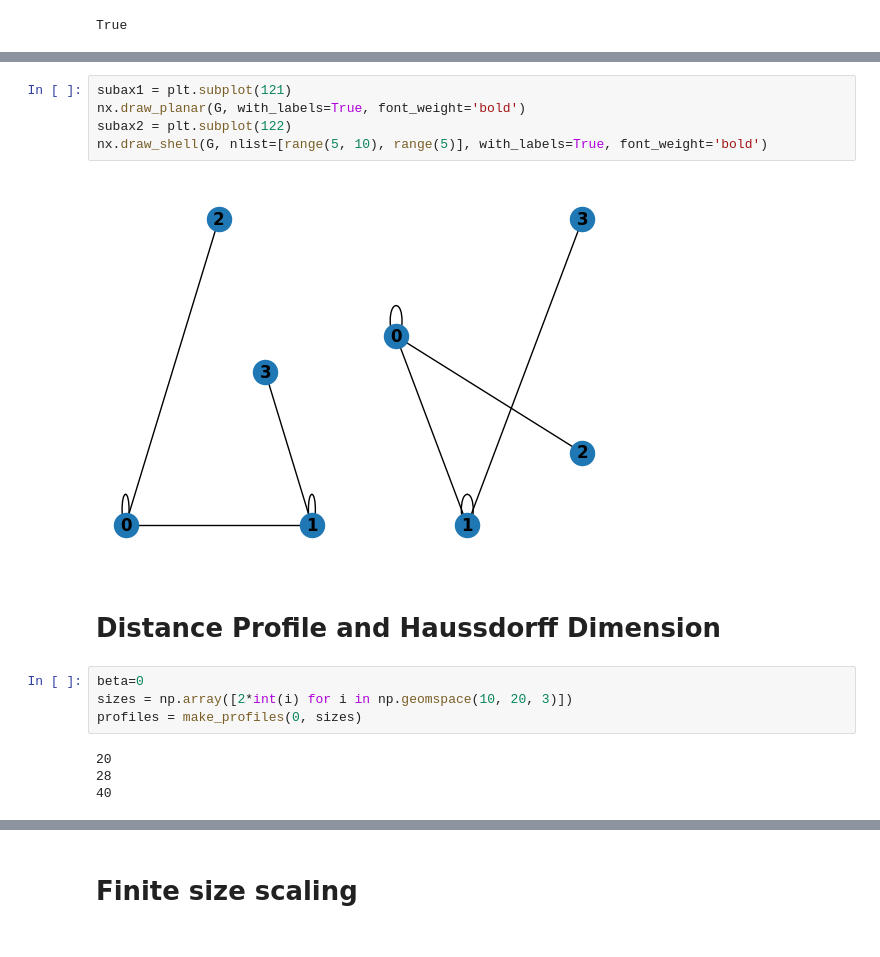
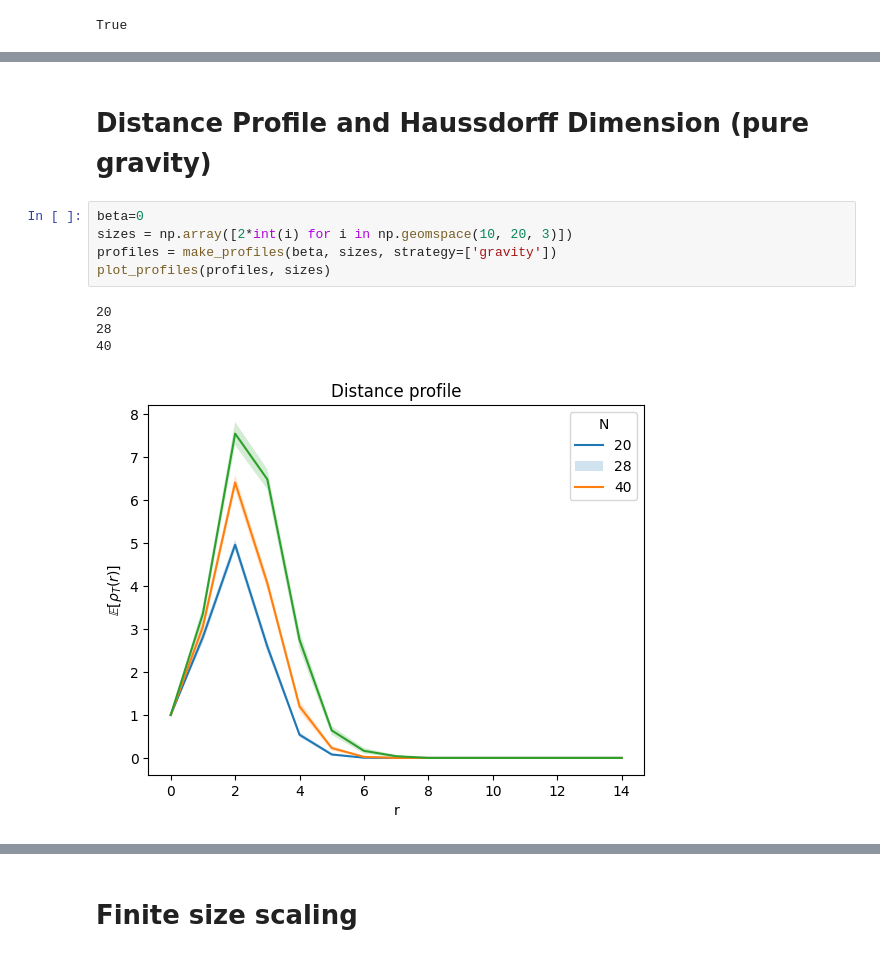
Before and after one commit to MattiaVarrone/EucliFer, a Jupyter notebook: 2D_QG/Examples.ipynb, the cells around one changed output, grey strips where cells are left out. Saved outputs shown, nothing was run; the diff lists cells and outputs as text.

```diff
--- a/2D_QG/Examples.ipynb
+++ b/2D_QG/Examples.ipynb
@@ -38,18 +24,13 @@ plot_triangulation_3d(l2.adj)
-# %%
-subax1 = plt.subplot(121)
-nx.draw_planar(G, with_labels=True, font_weight='bold')
-subax2 = plt.subplot(122)
-nx.draw_shell(G, nlist=[range(5, 10), range(5)], with_labels=True, font_weight='bold')
-# %% [output]
-[figure, removed]
 # %% [markdown]
-# Distance Profile and Haussdorff Dimension
+# Distance Profile and Haussdorff Dimension (pure gravity)
 # %%
 beta=0
 sizes = np.array([2*int(i) for i in np.geomspace(10, 20, 3)])
-profiles = make_profiles(0, sizes)
+profiles = make_profiles(beta, sizes, strategy=['gravity'])
+plot_profiles(profiles, sizes)
 # %% [output]
 20
 28
 40
+[figure, added]
 # %%
```
Also changed, not shown: parts of 13 cells of this notebook, 3 other files.
